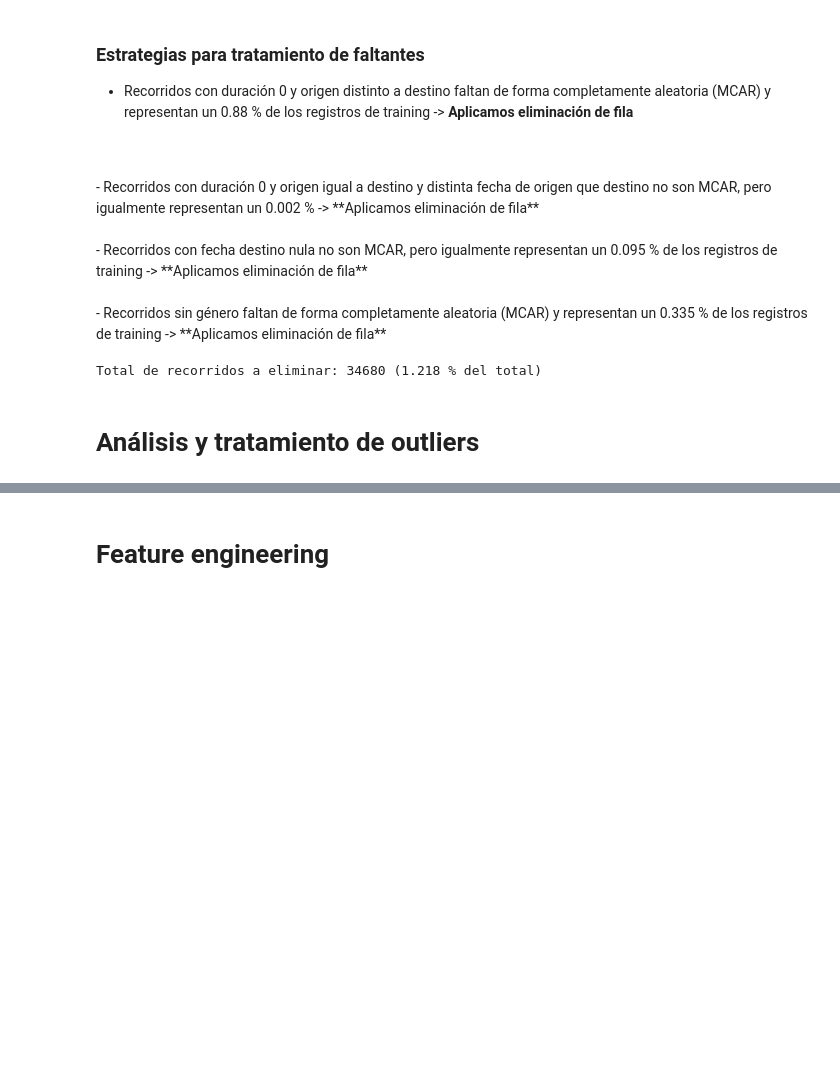
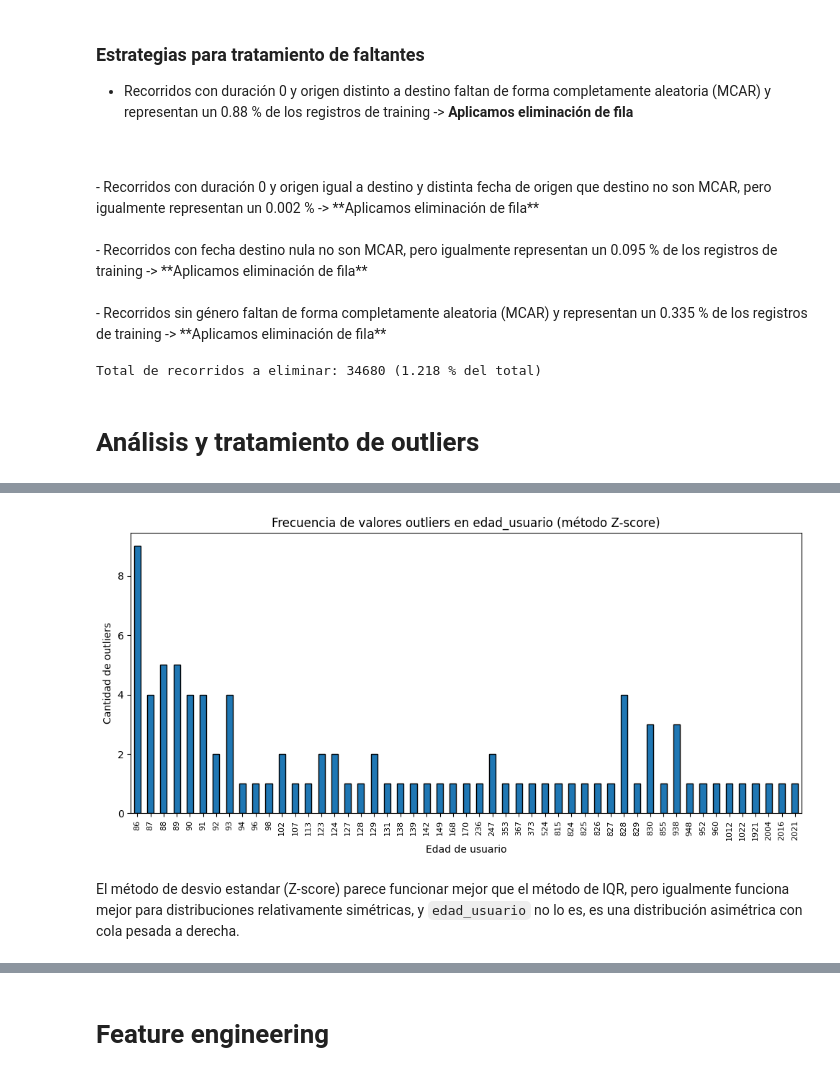
Before and after one commit to ArielMatC/ceia-andd-g2, a Jupyter notebook: data_analysis.ipynb, the cells around one changed output, grey strips where cells are left out. Saved outputs shown, nothing was run; the diff lists cells and outputs as text; code cells hidden in the pictures; blank space fills up the shorter version.

```diff
--- a/data_analysis.ipynb
+++ b/data_analysis.ipynb
@@ -1108,0 +1190,7 @@ Total de recorridos a eliminar: 34680 (1.218 % del total)
+# %%
+# Outliers en edad_usuario usando método de desvio estandar (Z-score)
+z_scores = np.abs(stats.zscore(users_df_train_cleaned['edad_usuario']))
+z_threshold = 3  # Umbral típico
+outliers_z = users_df_train_cleaned[z_scores > z_threshold]
+print(f"Outliers detectados por Z-score en edad_usuario: {outliers_z.shape[0]} ({outliers_z.shape[0] / users_df_train_cleaned.shape[0] * 100:.3f} % del total)")
+outliers_z['edad_usuario'].value_counts().sort_index()
@@ -1108,0 +1216,14 @@ Total de recorridos a eliminar: 34680 (1.218 % del total)
+# %%
+# Plot de outliers detectados por Z-score
+plt.figure(figsize=(10, 5))
+outliers_z['edad_usuario'].value_counts().sort_index().plot(kind='bar', edgecolor='black')
+plt.title('Frecuencia de valores outliers en edad_usuario (método Z-score)')
+plt.xlabel('Edad de usuario')
+plt.ylabel('Cantidad de outliers')
+plt.xticks(rotation=90, fontsize=8)
+plt.tight_layout()
+plt.show()
+# %% [output]
+[figure, added]
+# %% [markdown]
+El método de desvio estandar (Z-score) parece funcionar mejor que el método de IQR, pero igualmente funciona mejor para distribuciones relativamente simétricas, y `edad_usuario` no lo es, es una distribución asimétrica con cola pesada a derecha.
```
Also changed, not shown: parts of 16 cells of this notebook, 2 other files.
